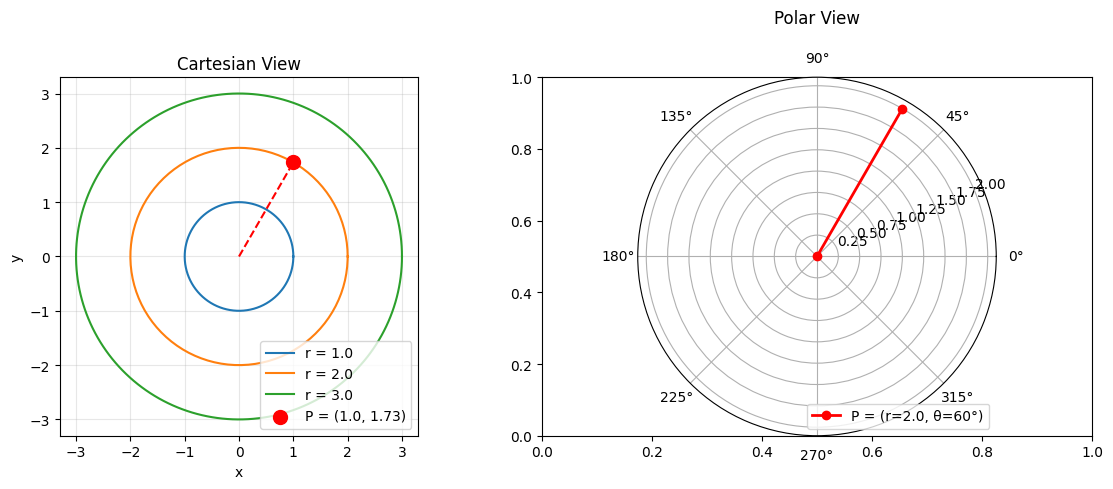
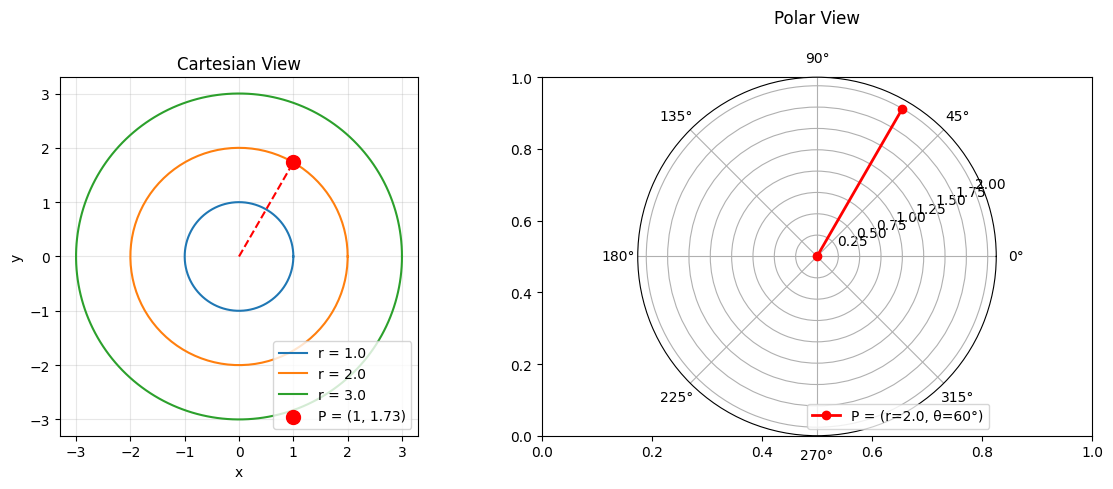
Unified diff of the notebook cell whose output changed from the first chart to the second:
--- before
+++ after
@@ -1,2 +1,3 @@
+import sympy as sp
 import numpy as np
 import matplotlib.pyplot as plt
@@ -12,7 +13,15 @@
     cartesian_ax.plot(circle_x, circle_y, label=f"r = {current_radius}")
 
-point_x, point_y = 1.0, np.sqrt(3)
+point_x_exact = sp.Integer(1)
+point_y_exact = sp.sqrt(3)
+point_radius = sp.sqrt(point_x_exact**2 + point_y_exact**2)
+point_angle = sp.atan2(point_y_exact, point_x_exact)
+point_x = float(point_x_exact)
+point_y = float(point_y_exact)
+point_angle_float = float(point_angle)
+point_radius_float = float(point_radius)
+
 cartesian_ax.scatter([point_x], [point_y], color="red", s=100, zorder=5,
-                     label=f"P = ({point_x}, {point_y:.2f})")
+                     label=f"P = ({point_x:.0f}, {point_y:.2f})")
 cartesian_ax.plot([0, point_x], [0, point_y], "r--", linewidth=1.5)
 cartesian_ax.set_xlabel("x")
@@ -24,13 +33,12 @@
 
 polar_ax = plt.subplot(122, projection="polar")
-point_radius = np.sqrt(point_x**2 + point_y**2)
-point_angle = np.arctan2(point_y, point_x)
 
-print("cartesian_point =", (point_x, point_y))
+print("cartesian_point =", (point_x_exact, point_y_exact))
 print("polar_radius =", point_radius)
-print("polar_angle_degrees =", np.degrees(point_angle))
+print("polar_angle =", point_angle)
+print("polar_angle_degrees =", sp.deg(point_angle))
 
-polar_ax.plot([0, point_angle], [0, point_radius], "r-o", linewidth=2,
-              label=f"P = (r={point_radius:.1f}, θ={np.degrees(point_angle):.0f}°)")
+polar_ax.plot([0, point_angle_float], [0, point_radius_float], "r-o", linewidth=2,
+              label=f"P = (r={point_radius_float:.1f}, θ={np.degrees(point_angle_float):.0f}°)")
 polar_ax.set_title("Polar View", pad=20)
 polar_ax.legend(loc="lower right")

Commit: migrate notebook code to preferred library backbone where appropriate